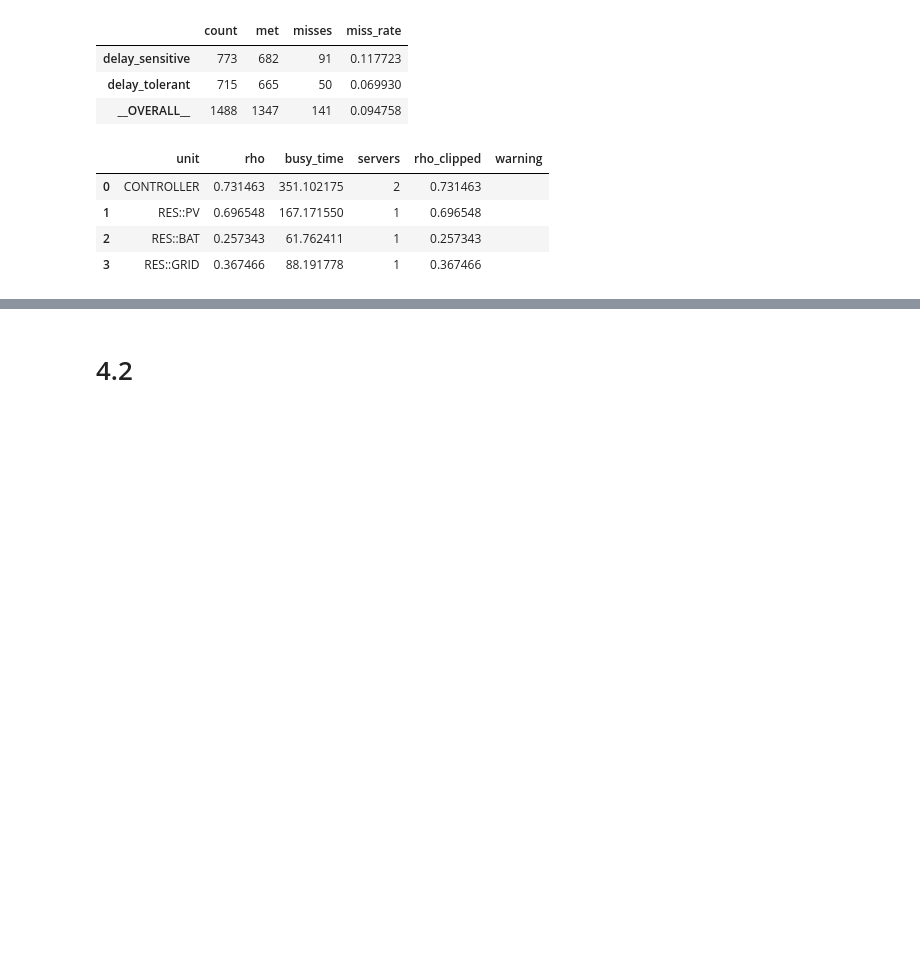
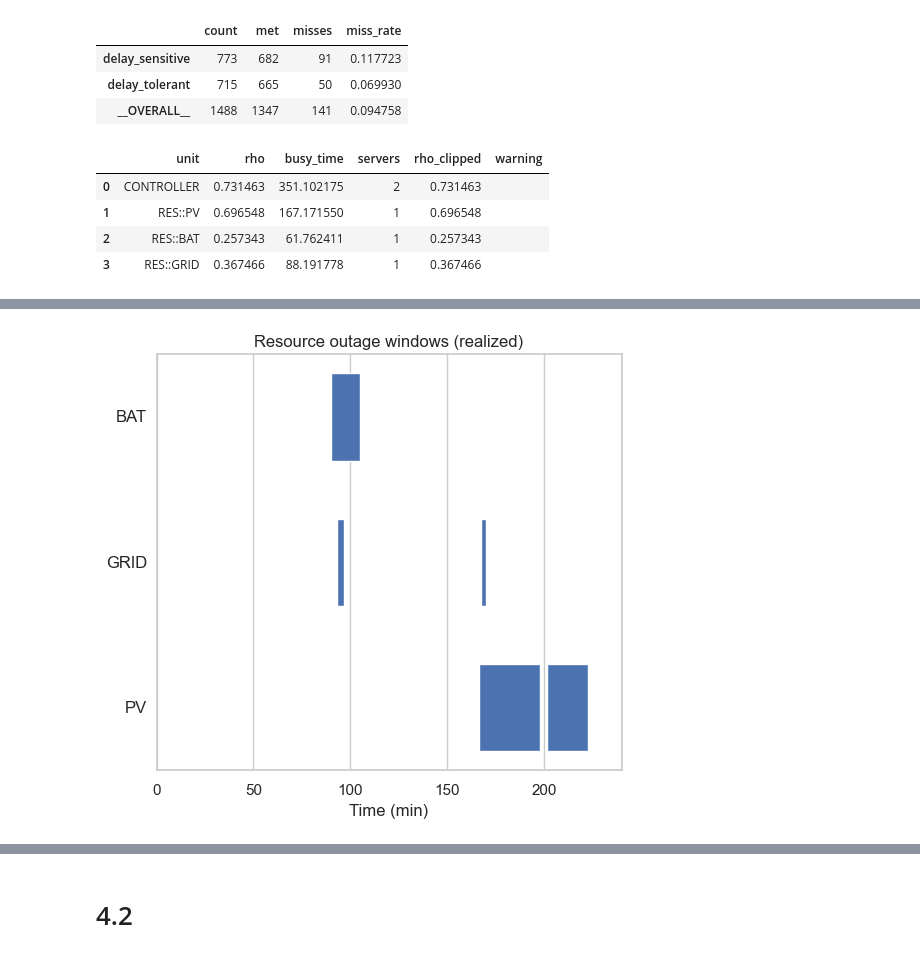
Before and after one commit to matin-mb/smartgrid-sim, a Jupyter notebook: Copy_of_smartgrid_sim.ipynb, the cells around one changed output, grey strips where cells are left out. Drawn from its saved outputs; the diff is of its cells as text; code cells hidden in the pictures; blank space fills up the shorter version.

```diff
--- a/Copy_of_smartgrid_sim.ipynb
+++ b/Copy_of_smartgrid_sim.ipynb
@@ -1422,0 +1452,39 @@ display(overall_out, miss_out, rep_out)
+# %%
+# Realize the exact outage windows (same seed logic as schedule_outages)
+def realize_outages(outage_plan, T, seed):
+    if not outage_plan: return {}
+    local_rng = np.random.default_rng(seed + 12345)
+    out = {r: [] for r in outage_plan}
+    for r, spec in outage_plan.items():
+        if "blocks" in spec:
+            for b in spec["blocks"]:
+                s = float(b["start"]); d = float(b["dur"])
+                if s < T:
+                    t0, t1 = s, min(T, s+d)
+                    out[r].append((t0, t1))
+        else:
+            mtbf = float(spec.get("mtbf", 0)); mttr = float(spec.get("mttr", 0))
+            if mtbf <= 0 or mttr <= 0: continue
+            t = float(local_rng.exponential(mtbf))
+            while t < T:
+                down = t
+                up   = t + float(local_rng.exponential(mttr))
+                if down < T: out[r].append((down, min(T, up)))
+                t = up + float(local_rng.exponential(mtbf))
+    return out
+
+windows = realize_outages(out_plan, cfg.T, cfg.seed)
+
+# Gantt-like plot of outage windows
+import matplotlib.pyplot as plt
+fig, ax = plt.subplots(figsize=(6,1.8*len(windows)))
+y = 0
+for r, segs in windows.items():
+    for (t0,t1) in segs:
+        ax.broken_barh([(t0, t1-t0)], (y-0.3, 0.6))
+    ax.text(-0.02*cfg.T, y, r, ha="right", va="center")
+    y += 1
+ax.set_xlim(0, cfg.T); ax.set_xlabel("Time (min)")
+ax.set_yticks([]); ax.set_title("Resource outage windows (realized)"); plt.show()
+# %% [output]
+[figure, added]
```
Also changed, not shown: parts of 26 cells of this notebook.
